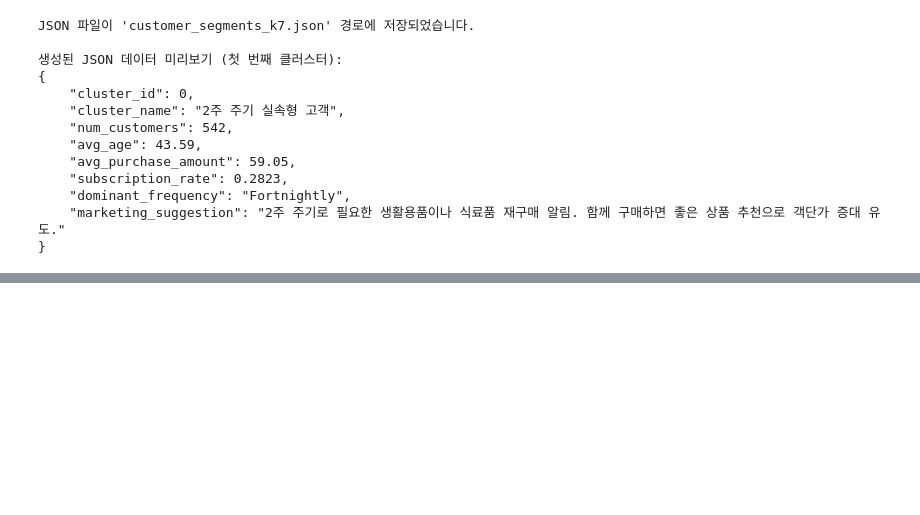
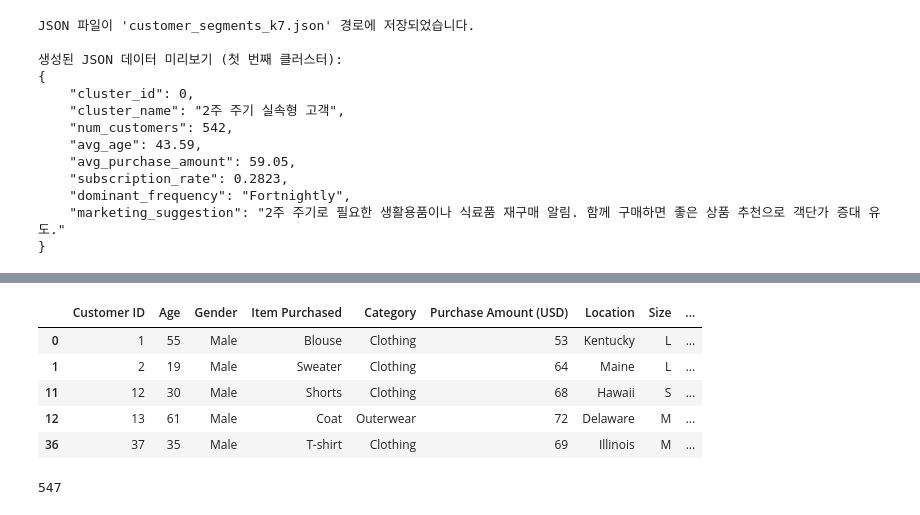
Before and after one commit to hagalaz-star/shopping_trend, a Jupyter notebook: notebooks/Shopping_Trends.ipynb, the cells around one changed output, grey strips where cells are left out. Saved outputs shown, nothing was run; the diff lists cells and outputs as text; code cells hidden in the pictures; blank space fills up the shorter version.

```diff
--- a/notebooks/Shopping_Trends.ipynb
+++ b/notebooks/Shopping_Trends.ipynb
@@ -509,0 +575,3 @@ JSON 파일이 'customer_segments_k7.json' 경로에 저장되었습니다.
+# %%
+# 원본 데이터프레임 df에 클러스터링 결과를 새로운 컬럼으로 추가
+df['cluster_label'] = final_labels
@@ -509,0 +608,15 @@ JSON 파일이 'customer_segments_k7.json' 경로에 저장되었습니다.
+# %%
+cluster_df = df[df['cluster_label'] == 0].copy()
+cluster_df.head()
+# %% [output]
+|  | Customer ID | Age | Gender | Item Purchased | Category | Purchase Amount (USD) | Location | Size | ... |
+| 0 | 1 | 55 | Male | Blouse | Clothing | 53 | Kentucky | L | ... |
+| 1 | 2 | 19 | Male | Sweater | Clothing | 64 | Maine | L | ... |
+| 11 | 12 | 30 | Male | Shorts | Clothing | 68 | Hawaii | S | ... |
+| 12 | 13 | 61 | Male | Coat | Outerwear | 72 | Delaware | M | ... |
+| 36 | 37 | 35 | Male | T-shirt | Clothing | 69 | Illinois | M | ... |
+# %%
+total_customers_in_cluster = len(cluster_df)
+total_customers_in_cluster
+# %% [output]
+547
```
Also changed, not shown: parts of 24 cells of this notebook, 8 other files.
